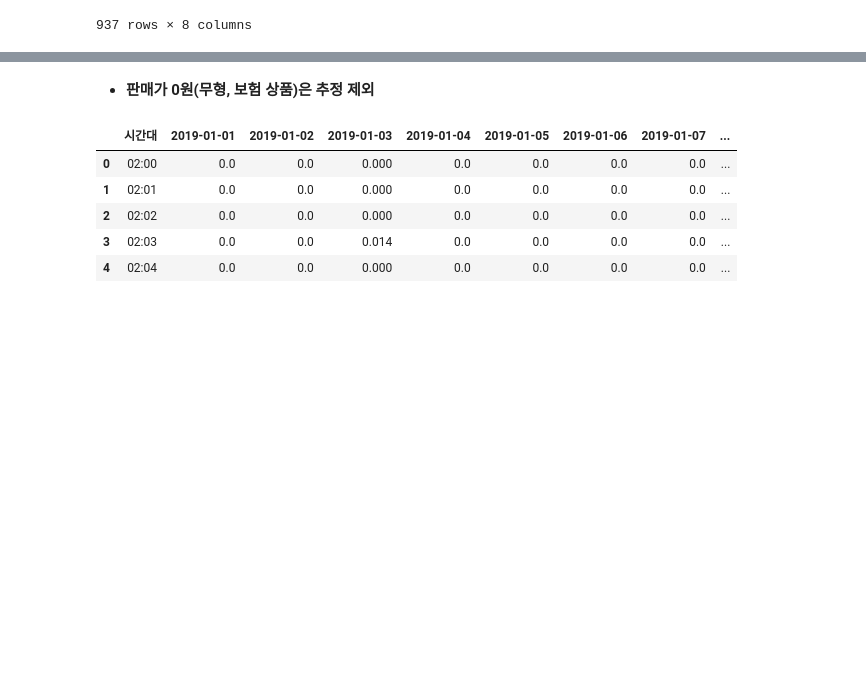
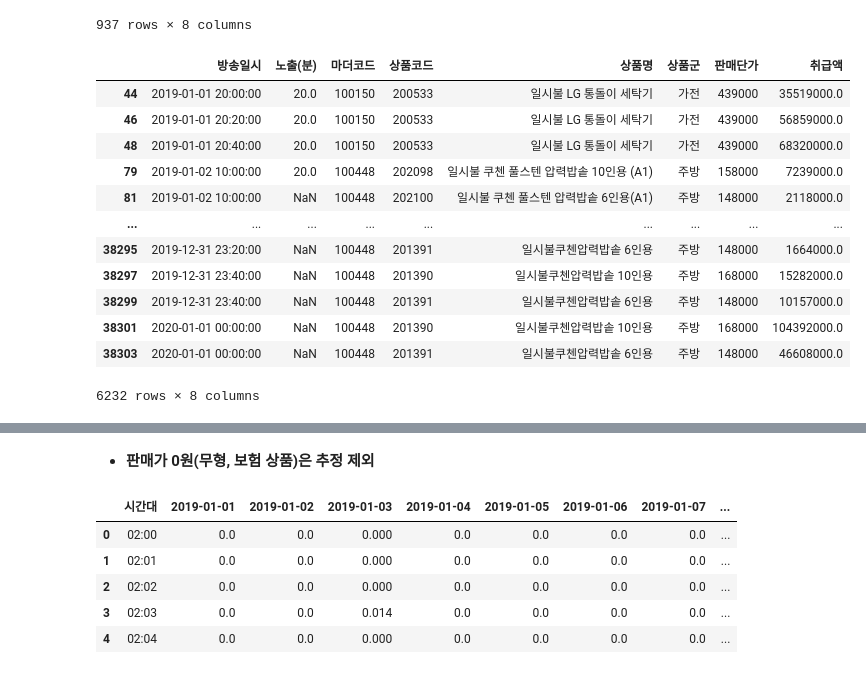
Before and after one commit to Yeeun-Lee/big_contest_2020, a Jupyter notebook: EDA.ipynb, the cells around one changed output, grey strips where cells are left out. Saved outputs shown, nothing was run; the diff lists cells and outputs as text; code cells hidden in the pictures; blank space fills up the shorter version.

```diff
--- a/EDA.ipynb
+++ b/EDA.ipynb
@@ -75,3 +62,19 @@ res_19[res_19['취급액'].isna()]
 | 38307 | 2020-01-01 01:20:00 | 20.000000 | 100490 | 201478 | 더케이 예다함 상조서비스(티포트) | 무형 | 0 | NaN |
 | 38308 | 2020-01-01 01:40:00 | 17.166667 | 100490 | 201478 | 더케이 예다함 상조서비스(티포트) | 무형 | 0 | NaN |
 937 rows × 8 columns
+# %%
+res_19[res_19['상품명'].str.contains('일시불')]
+# %% [output]
+|  | 방송일시 | 노출(분) | 마더코드 | 상품코드 | 상품명 | 상품군 | 판매단가 | 취급액 |
+| 44 | 2019-01-01 20:00:00 | 20.0 | 100150 | 200533 | 일시불 LG 통돌이 세탁기 | 가전 | 439000 | 35519000.0 |
+| 46 | 2019-01-01 20:20:00 | 20.0 | 100150 | 200533 | 일시불 LG 통돌이 세탁기 | 가전 | 439000 | 56859000.0 |
+| 48 | 2019-01-01 20:40:00 | 20.0 | 100150 | 200533 | 일시불 LG 통돌이 세탁기 | 가전 | 439000 | 68320000.0 |
+| 79 | 2019-01-02 10:00:00 | 20.0 | 100448 | 202098 | 일시불 쿠첸 풀스텐 압력밥솥 10인용 (A1) | 주방 | 158000 | 7239000.0 |
+| 81 | 2019-01-02 10:00:00 | NaN | 100448 | 202100 | 일시불 쿠첸 풀스텐 압력밥솥 6인용(A1) | 주방 | 148000 | 2118000.0 |
+| ... | ... | ... | ... | ... | ... | ... | ... | ... |
+| 38295 | 2019-12-31 23:20:00 | NaN | 100448 | 201391 | 일시불쿠첸압력밥솥 6인용 | 주방 | 148000 | 1664000.0 |
+| 38297 | 2019-12-31 23:40:00 | NaN | 100448 | 201390 | 일시불쿠첸압력밥솥 10인용 | 주방 | 168000 | 15282000.0 |
+| 38299 | 2019-12-31 23:40:00 | NaN | 100448 | 201391 | 일시불쿠첸압력밥솥 6인용 | 주방 | 148000 | 10157000.0 |
+| 38301 | 2020-01-01 00:00:00 | NaN | 100448 | 201390 | 일시불쿠첸압력밥솥 10인용 | 주방 | 168000 | 104392000.0 |
+| 38303 | 2020-01-01 00:00:00 | NaN | 100448 | 201391 | 일시불쿠첸압력밥솥 6인용 | 주방 | 148000 | 46608000.0 |
+6232 rows × 8 columns
```
Also changed, not shown: parts of 7 cells of this notebook, 2 other files.
